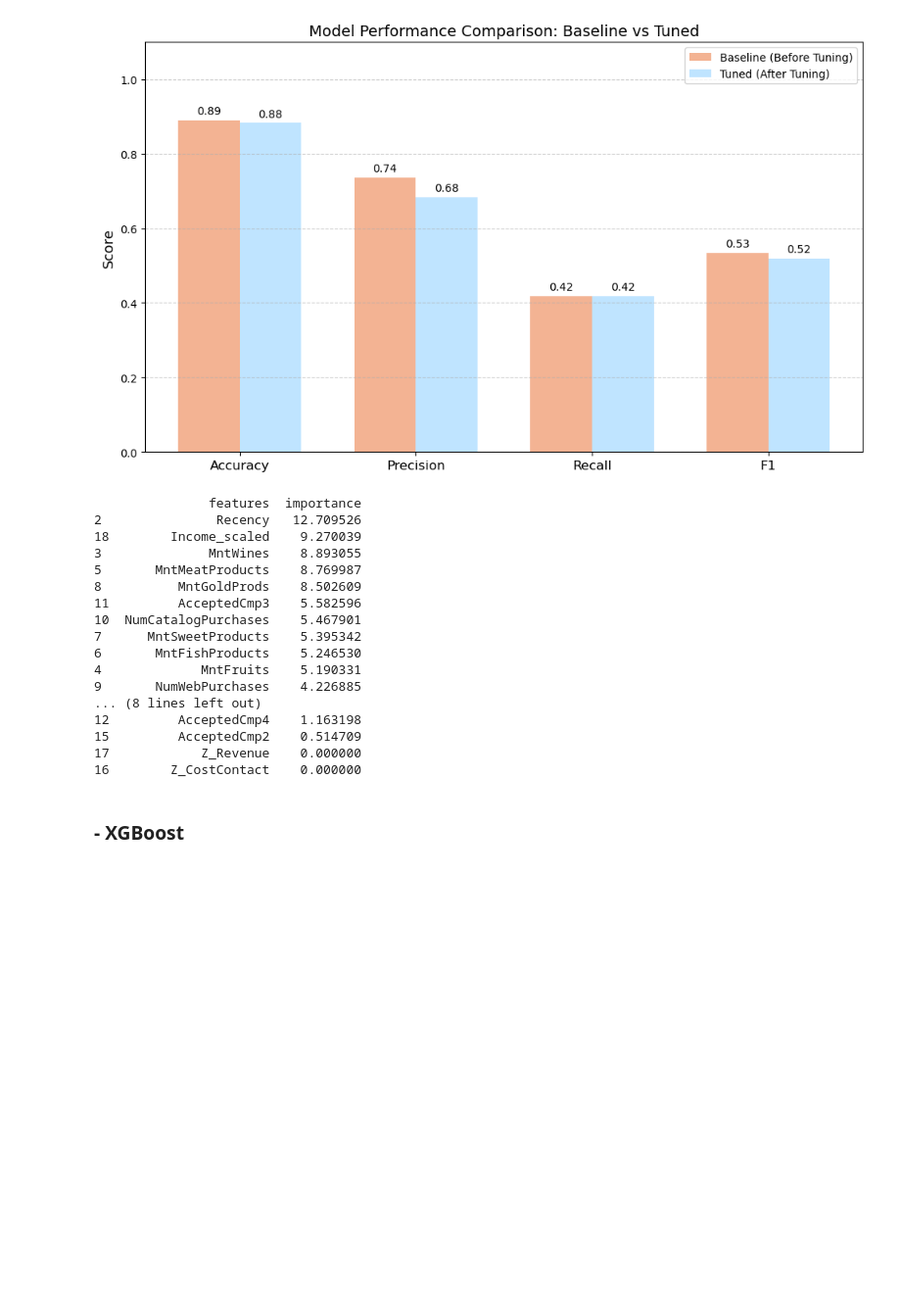
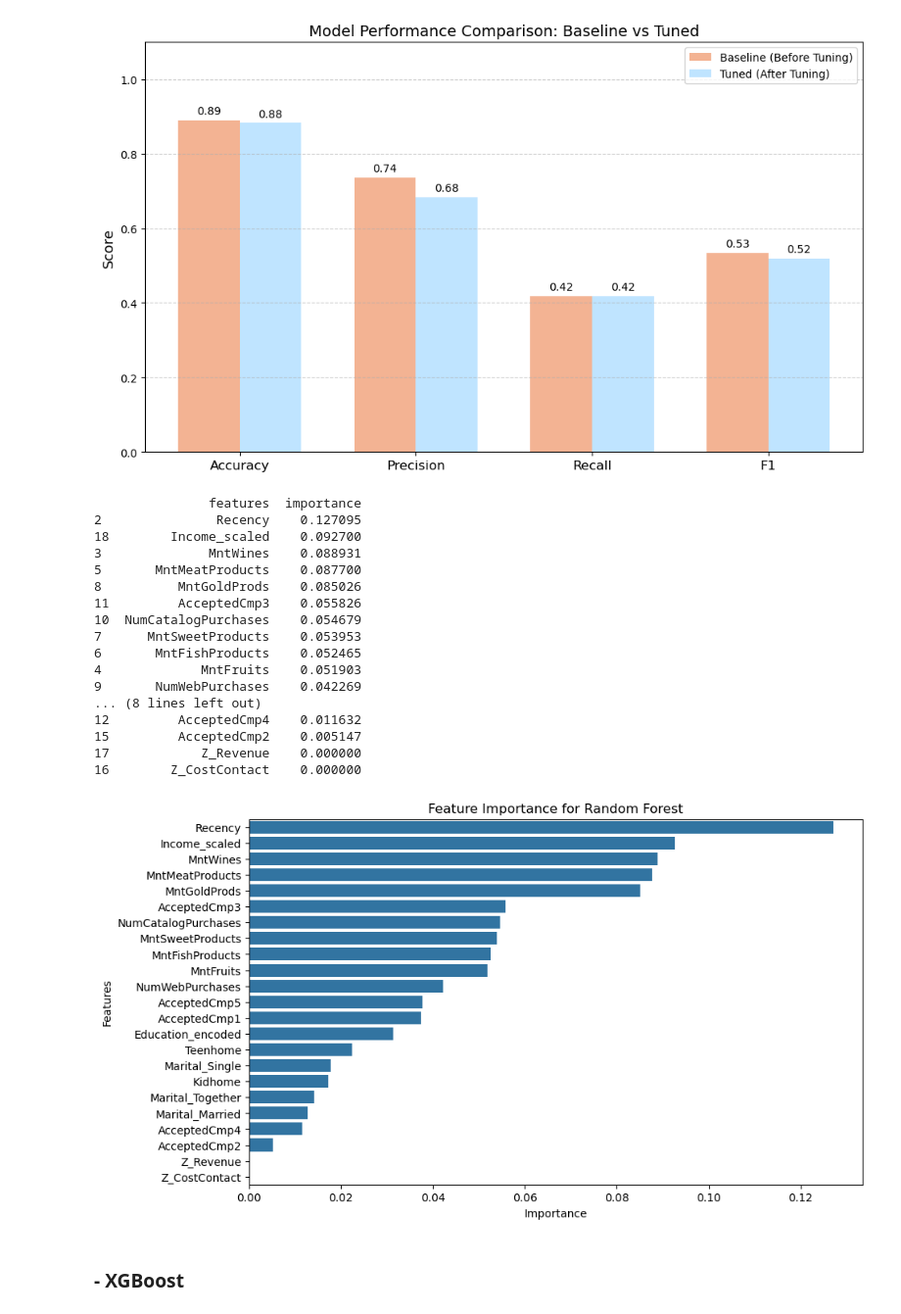
Before and after one commit to AnishaChoudhury02/Anisha-Tu-DATA300-Group-Project, a Jupyter notebook: Response Prediction.ipynb, the cells around one changed output. Shown: that part at 98% size. Drawn from its saved outputs; the diff is of its cells as text; code cells hidden in the pictures; blank space fills up the shorter version.

```diff
--- a/Response Prediction.ipynb
+++ b/Response Prediction.ipynb
@@ -585,7 +585,7 @@ importances = best_rf.feature_importances_
 
 feature_importance = pd.DataFrame({
     "features": X_df.columns,
-    "importance": importances * 100
+    "importance": importances
 })
 
 # Sort by importance descending
@@ -593,22 +593,31 @@ feature_importance = feature_importance.sort_values(by="importance", ascending=F
 print(feature_importance)
 # %% [output]
                features  importance
-2               Recency   12.709526
-18        Income_scaled    9.270039
-3              MntWines    8.893055
-5       MntMeatProducts    8.769987
-8          MntGoldProds    8.502609
-11         AcceptedCmp3    5.582596
-10  NumCatalogPurchases    5.467901
-7      MntSweetProducts    5.395342
-6       MntFishProducts    5.246530
-4             MntFruits    5.190331
-9       NumWebPurchases    4.226885
+2               Recency    0.127095
+18        Income_scaled    0.092700
+3              MntWines    0.088931
+5       MntMeatProducts    0.087700
+8          MntGoldProds    0.085026
+11         AcceptedCmp3    0.055826
+10  NumCatalogPurchases    0.054679
+7      MntSweetProducts    0.053953
+6       MntFishProducts    0.052465
+4             MntFruits    0.051903
+9       NumWebPurchases    0.042269
 ... (8 lines left out)
-12         AcceptedCmp4    1.163198
-15         AcceptedCmp2    0.514709
+12         AcceptedCmp4    0.011632
+15         AcceptedCmp2    0.005147
 17            Z_Revenue    0.000000
 16        Z_CostContact    0.000000
+# %%
+plt.figure(figsize = (10,6))
+sns.barplot(x='importance', y = 'features', data = feature_importance)
+plt.title("Feature Importance for Random Forest")
+plt.xlabel("Importance")
+plt.ylabel("Features")
+plt.show()
+# %% [output]
+[figure, added]
 # %% [markdown]
 ### - XGBoost
 # %%
```
Also changed, not shown: parts of 2 cells of this notebook.
